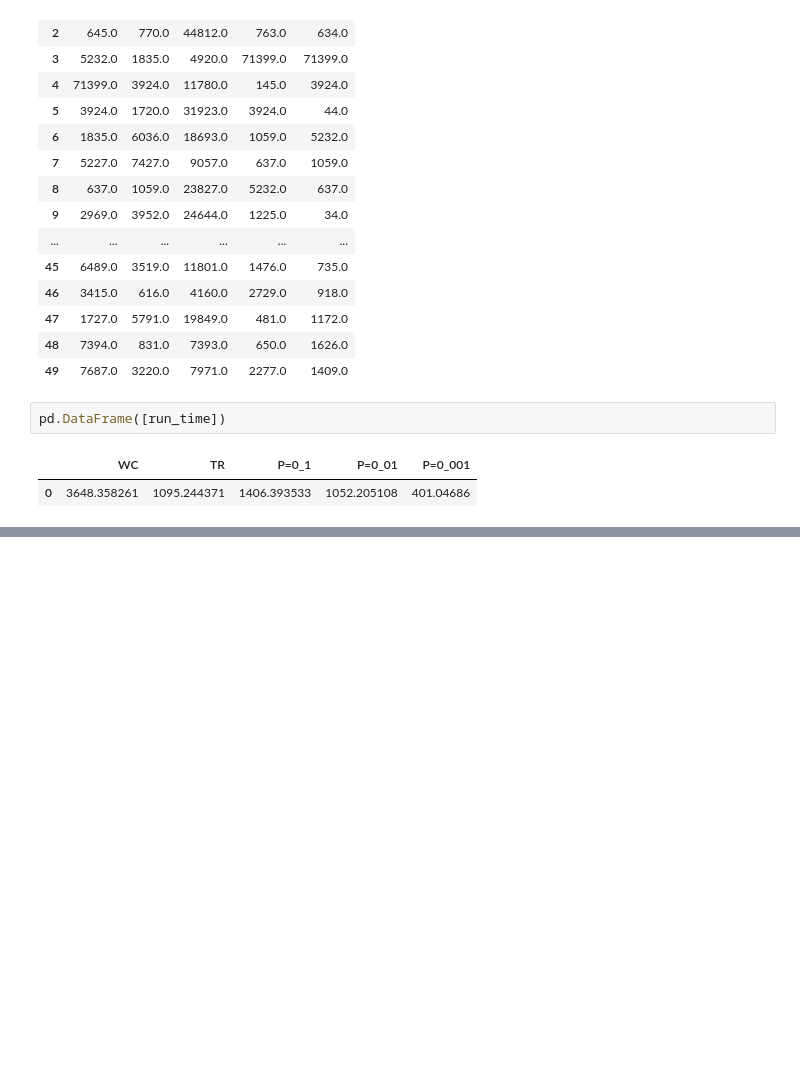
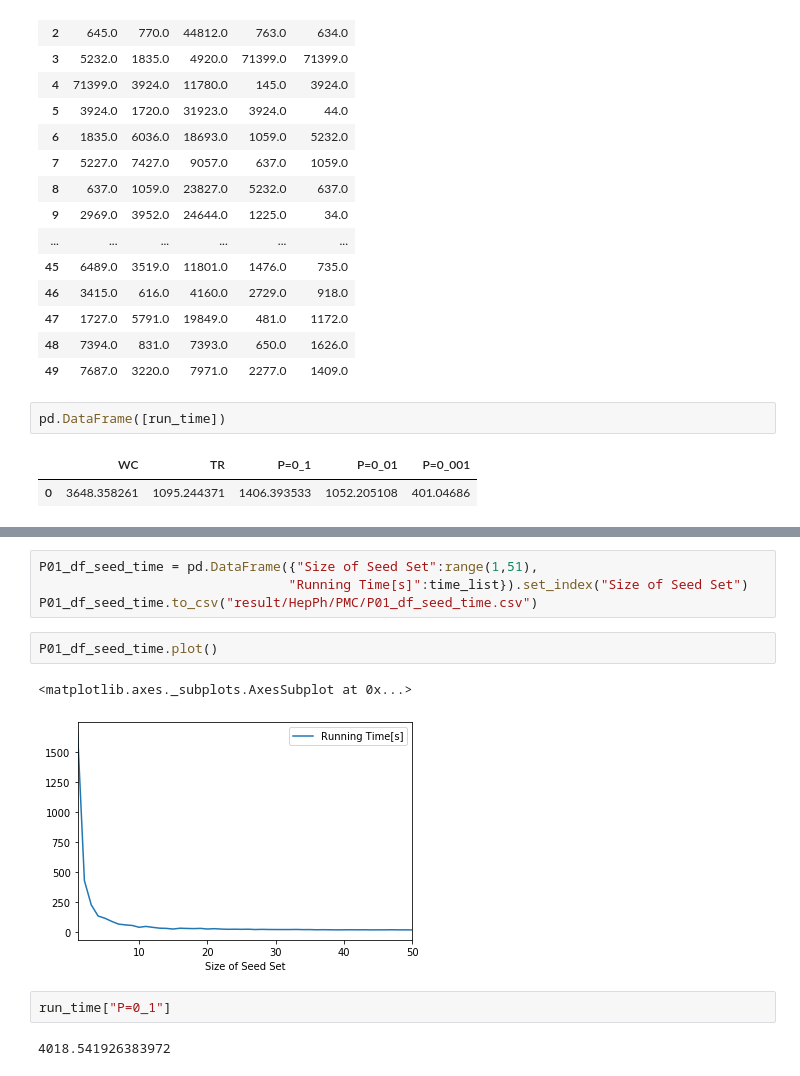
Before and after one commit to plue1011/code, a Jupyter notebook: PMC.ipynb, the cells around one changed output, grey strips where cells are left out. Saved outputs shown, nothing was run; the diff lists cells and outputs as text; blank space fills up the shorter version.

```diff
--- a/PMC.ipynb
+++ b/PMC.ipynb
@@ -772,0 +911,13 @@ pd.DataFrame([run_time]).to_csv("result/Epinions/run_time.csv")
+# %%
+P01_df_seed_time = pd.DataFrame({"Size of Seed Set":range(1,51),
+                                "Running Time[s]":time_list}).set_index("Size of Seed Set")
+P01_df_seed_time.to_csv("result/HepPh/PMC/P01_df_seed_time.csv")
+# %%
+P01_df_seed_time.plot()
+# %% [output]
+<matplotlib.axes._subplots.AxesSubplot at 0x...>
+[figure, added]
+# %%
+run_time["P=0_1"]
+# %% [output]
+4018.541926383972
```
Also changed, not shown: parts of 53 cells of this notebook.
